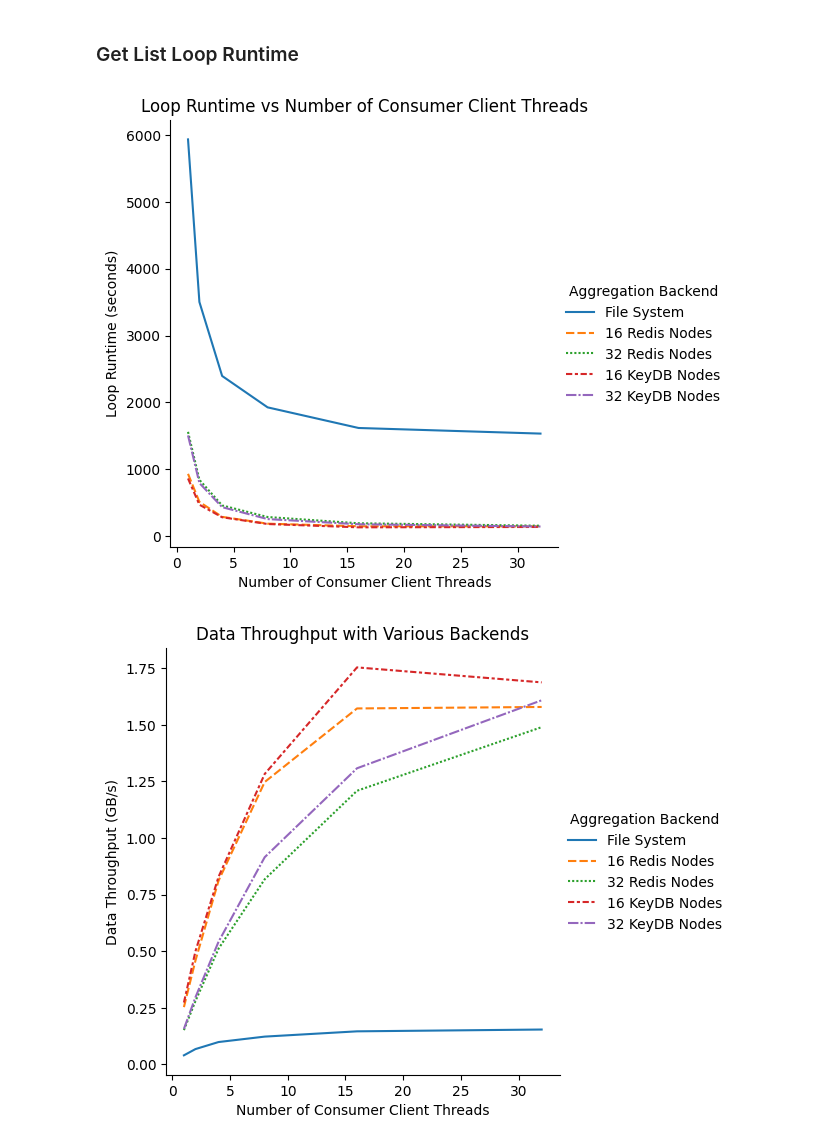
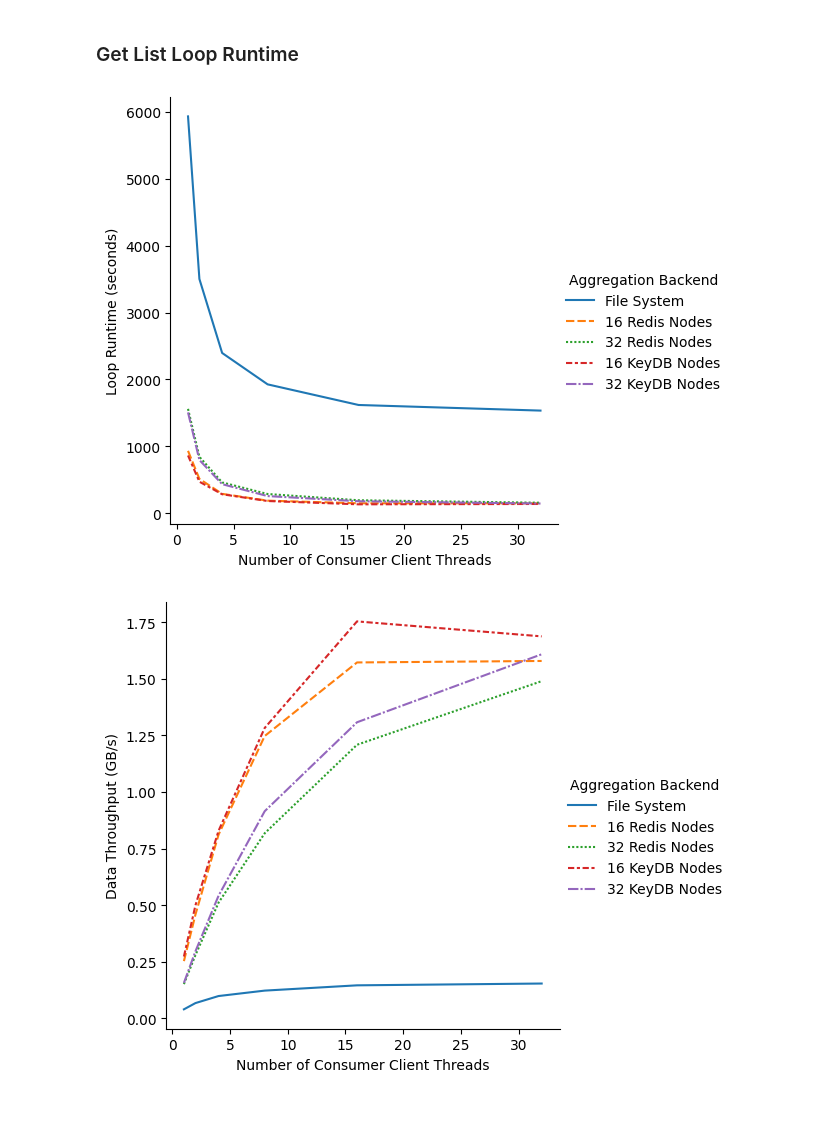
Before and after one commit to CrayLabs/SmartSim-Scaling, a Jupyter notebook: figures/aggregation-plots.ipynb, the cells around one changed output. Saved outputs shown, nothing was run; the diff lists cells and outputs as text; code cells hidden in the pictures; blank space fills up the shorter version.

```diff
--- a/figures/aggregation-plots.ipynb
+++ b/figures/aggregation-plots.ipynb
@@ -8,6 +8,7 @@ import seaborn as sns
 TENSOR_SIZE = 1_024_000
 TENSORS_PER_DATASET = 4
 DARK_MODE = False
+ADD_GRAPH_TITLES = False
 # %% [markdown]
 ## Load Results
 # %%
@@ -119,23 +120,23 @@ concatenated = pd.concat([
 # %%
 (
     sns.relplot(
         data=concatenated,
         kind="line",
         x="client_threads",
         y="loop_time",
         hue="backend",
         style="backend",
     )
     .set(
-        title="Loop Runtime vs Number of Consumer Client Threads",
+        title="Loop Runtime vs Number of Consumer Client Threads" if ADD_GRAPH_TITLES else None,
         xlabel="Number of Consumer Client Threads",
         ylabel="Loop Runtime (seconds)",
     )
     .legend
     .set_title("Aggregation Backend")
 )
 # %% [output]
-[figure, old version]
+[figure, new version]
 # %%
 throughput_df = concatenated.copy()
 throughput_df["throughput"] = (throughput_df["client_nodes"]
@@ -155,7 +156,7 @@ throughput_df["throughput"] = (throughput_df["client_nodes"]
         style="backend",
     )
     .set(
-        title="Data Throughput with Various Backends",
+        title="Data Throughput with Various Backends" if ADD_GRAPH_TITLES else None,
         xlabel="Number of Consumer Client Threads",
         ylabel="Data Throughput (GB/s)",
     )
@@ -163,7 +164,7 @@ throughput_df["throughput"] = (throughput_df["client_nodes"]
     .set_title("Aggregation Backend")
 )
 # %% [output]
-[figure, old version]
+[figure, new version]
 # %%
 refline_color = "red"
 db16_plot = (
```
Also changed, not shown: parts of 2 cells of this notebook.
